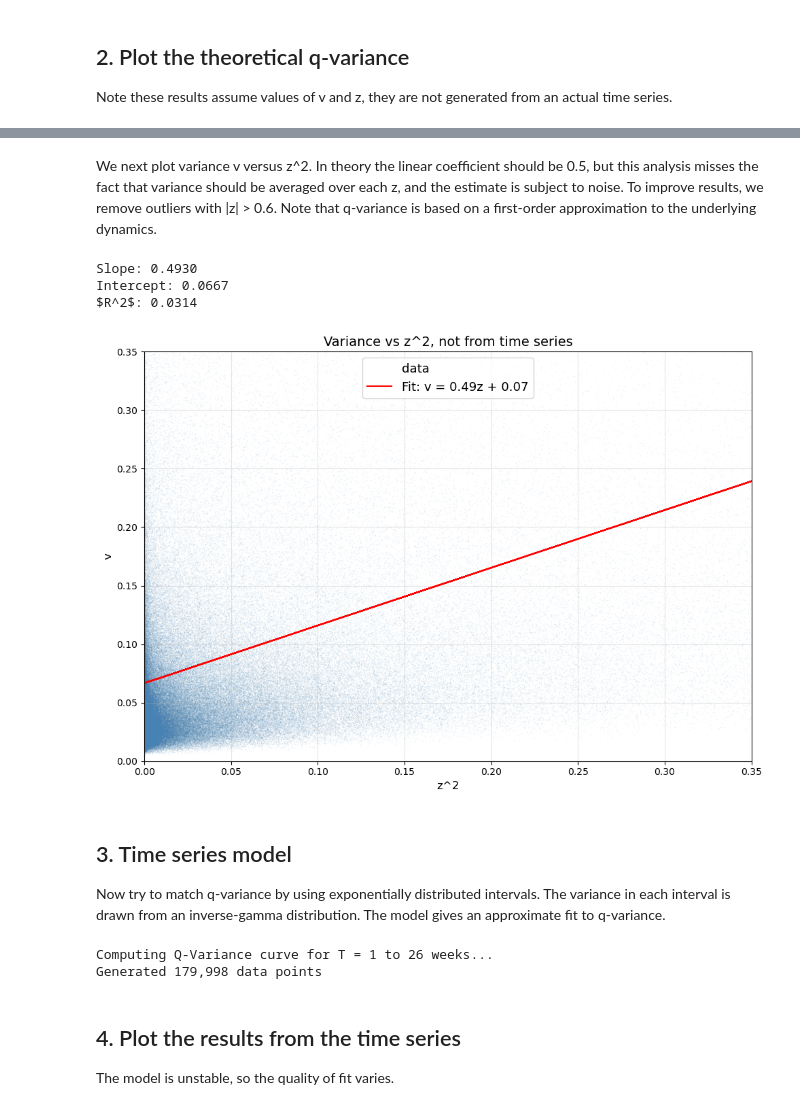
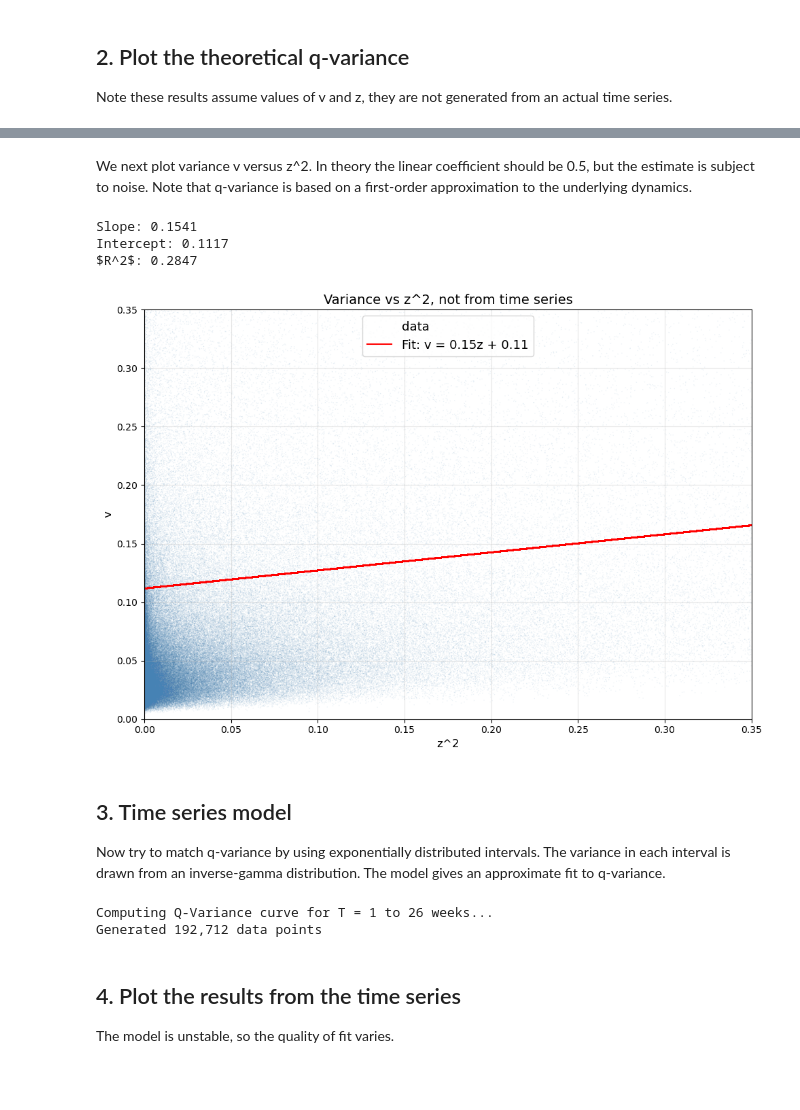
Before and after one commit to q-variance/challenge, a Jupyter notebook: notebooks/invgammavar.ipynb, the cells around one changed output, grey strips where cells are left out. Saved outputs shown, nothing was run; the diff lists cells and outputs as text; code cells hidden in the pictures; blank space fills up the shorter version.

```diff
--- a/notebooks/invgammavar.ipynb
+++ b/notebooks/invgammavar.ipynb
@@ -59,10 +60,8 @@ plt.show()
 # %% [markdown]
-We next plot variance v versus z^2. In theory the linear coefficient should be 0.5, but this analysis misses the fact that variance should be averaged over each z, and the estimate is subject to noise. To improve results, we remove outliers with |z| > 0.6. Note that q-variance is based on a first-order approximation to the underlying dynamics.
+We next plot variance v versus z^2. In theory the linear coefficient should be 0.5, but the estimate is subject to noise. Note that q-variance is based on a first-order approximation to the underlying dynamics.
 # %%
 from scipy import stats
 df['z2'] = df['x']**2
-
-df = df[df['x'].abs() <= 0.6]  # filter extreme points, fit is first-order
 
 slope, intercept, r_value, p_value, std_err = stats.linregress(df.z2, df["v"])
 
@@ -83,37 +82,37 @@ s_err = np.sqrt(np.sum(residuals**2) / dof)
 
 # 3. Calculate intervals
 z_mean = np.mean(df.z2)
 z_sq_diff = np.sum((df.z2 - z_mean)**2)
 
 # SE for Confidence Interval (the fit)
 se_ci = s_err * np.sqrt(1/n + (df.z2 - z_mean)**2 / z_sq_diff)
 
 plt.figure(figsize=(10, 7))
 # Scatter plot
 plt.scatter(df.z2, df["v"], c='steelblue', alpha=0.1, s=1, edgecolor='none', label='data')
 plt.plot(df.z2, line, color='red', label=f'Fit: v = {slope:.2f}z + {intercept:.2f}')
 #plt.fill_between(df.z2, v_pred - t_score * se_ci, v_pred + t_score * se_ci,color='red', alpha=0.15, label='95% CI')
 
 # Add a text box for slope, intercept, and R^2
 stats_text = f'Slope: {slope:.4f}\nIntercept: {intercept:.4f}\n$R^2$: {r_squared:.4f}'
 #plt.text(1, 2.5, stats_text, bbox=dict(facecolor='white', alpha=0.5))
 print(stats_text)
 
 plt.xlabel('z^2', fontsize=12)
 plt.ylabel('v', fontsize=12)
 plt.title('Variance vs z^2, not from time series', fontsize=14)
 plt.xlim(0, 0.35)
 plt.ylim(0, 0.35)
 plt.grid(alpha=0.3)
 plt.legend(fontsize=13, loc='upper center')
 plt.tight_layout()
 
 plt.show()
 # %% [output]
-Slope: 0.4930
-Intercept: 0.0667
-$R^2$: 0.0314
+Slope: 0.1541
+Intercept: 0.1117
+$R^2$: 0.2847
-[figure, old version]
+[figure, new version]
 # %% [markdown]
 ## 3. Time series model
 Now try to match q-variance by using exponentially distributed intervals.
@@ -144,7 +143,7 @@ def get_time_series(M=1e5, avg_length=500, sigma_0_sq=0.01):
 
 # Parameters
 M = n             # Total days e.g. 1e6
-avg_length = 2000     # Average days per variance regime
+avg_length = 200     # Average days per variance regime
 sigma_0 = sig   # boost to give better fit
 sigma_0_sq = sigma_0**2/252  # Rate parameter for Inverse-Gamma
 
@@ -198,7 +197,7 @@ df = get_qvariance(log_returns,HORIZONS)
 print(f"Generated {len(df["z"]):,} data points")
 # %% [output]
 Computing Q-Variance curve for T = 1 to 26 weeks...
-Generated 179,998 data points
+Generated 192,712 data points
 # %% [markdown]
 ## 4. Plot the results from the time series
 The model is unstable, so the quality of fit varies.
```
Also changed, not shown: parts of 7 cells of this notebook.
